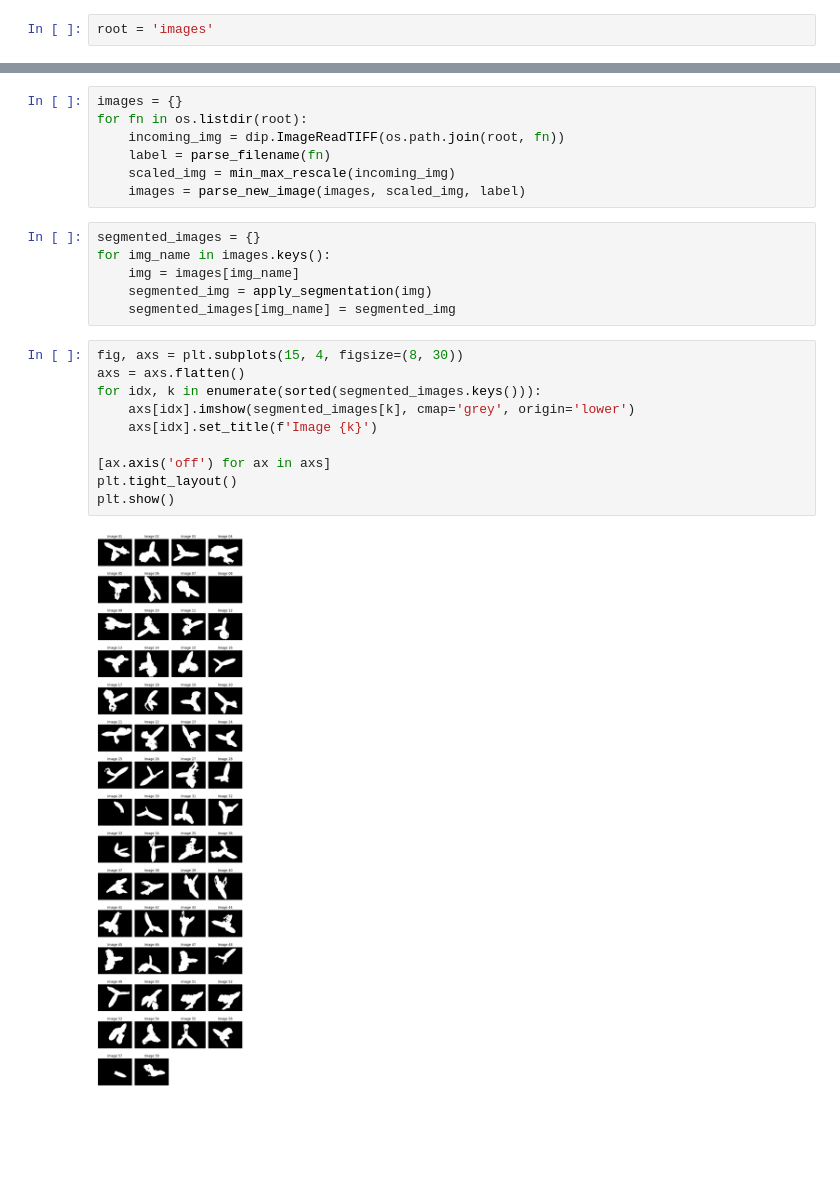
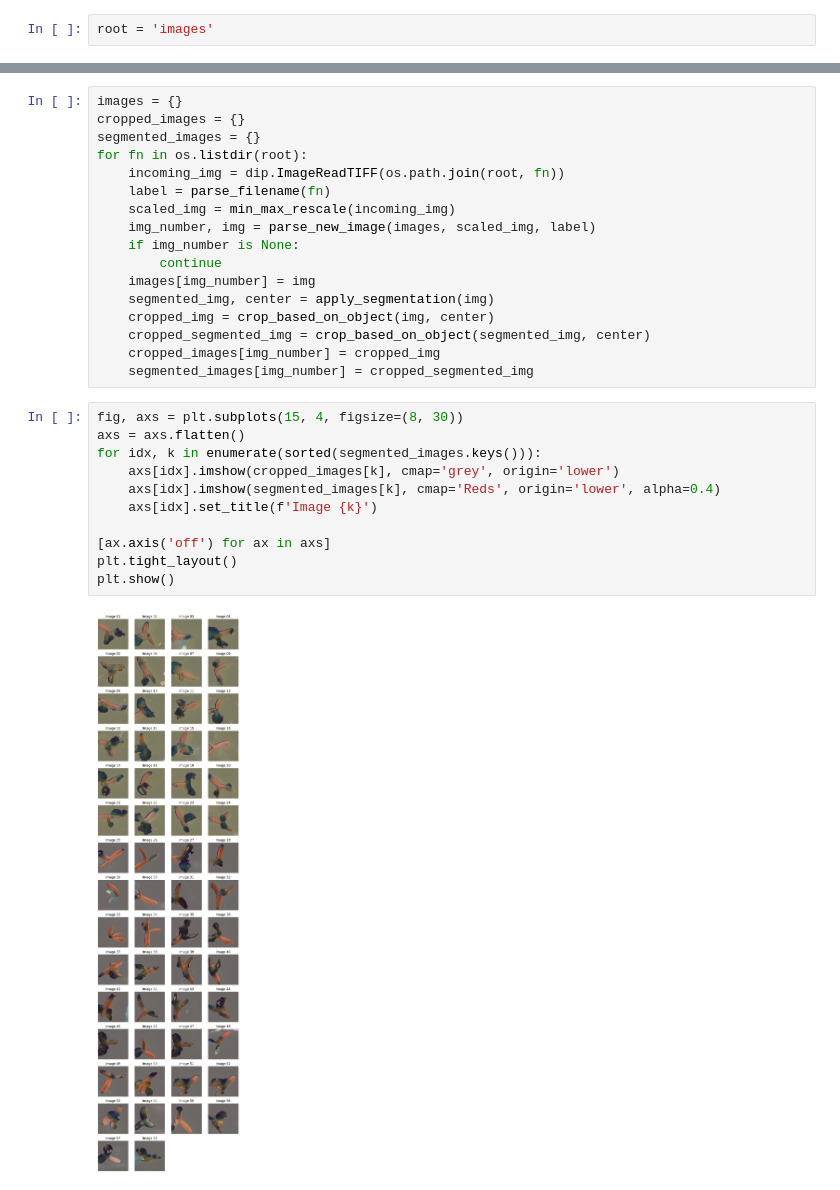
Before and after one commit to bramvaneerden/IA_Assignments, a Jupyter notebook: A5/classification.ipynb, the cells around one changed output, grey strips where cells are left out. Drawn from its saved outputs; the diff is of its cells as text; blank space fills up the shorter version.

Commit message:
Changed data flow to introduce autmatic cropping for both raw and segmented images.

```diff
--- a/A5/classification.ipynb
+++ b/A5/classification.ipynb
@@ -67,25 +88,30 @@ def apply_segmentation(img):
 # %%
 images = {}
+cropped_images = {}
+segmented_images = {}
 for fn in os.listdir(root):
     incoming_img = dip.ImageReadTIFF(os.path.join(root, fn))
     label = parse_filename(fn)
     scaled_img = min_max_rescale(incoming_img)
-    images = parse_new_image(images, scaled_img, label)
+    img_number, img = parse_new_image(images, scaled_img, label)
+    if img_number is None:
+        continue
+    images[img_number] = img
+    segmented_img, center = apply_segmentation(img)
+    cropped_img = crop_based_on_object(img, center)
+    cropped_segmented_img = crop_based_on_object(segmented_img, center)
+    cropped_images[img_number] = cropped_img
+    segmented_images[img_number] = cropped_segmented_img
-# %%
-segmented_images = {}
-for img_name in images.keys():
-    img = images[img_name]
-    segmented_img = apply_segmentation(img)
-    segmented_images[img_name] = segmented_img
 # %%
 fig, axs = plt.subplots(15, 4, figsize=(8, 30))
 axs = axs.flatten()
 for idx, k in enumerate(sorted(segmented_images.keys())):
-    axs[idx].imshow(segmented_images[k], cmap='grey', origin='lower')
+    axs[idx].imshow(cropped_images[k], cmap='grey', origin='lower')
+    axs[idx].imshow(segmented_images[k], cmap='Reds', origin='lower', alpha=0.4)
     axs[idx].set_title(f'Image {k}')
 
 [ax.axis('off') for ax in axs]
 plt.tight_layout()
 plt.show()
 # %% [output]
-[figure, old version]
+[figure, new version]
```
Also changed, not shown: parts of 1 cell of this notebook.
